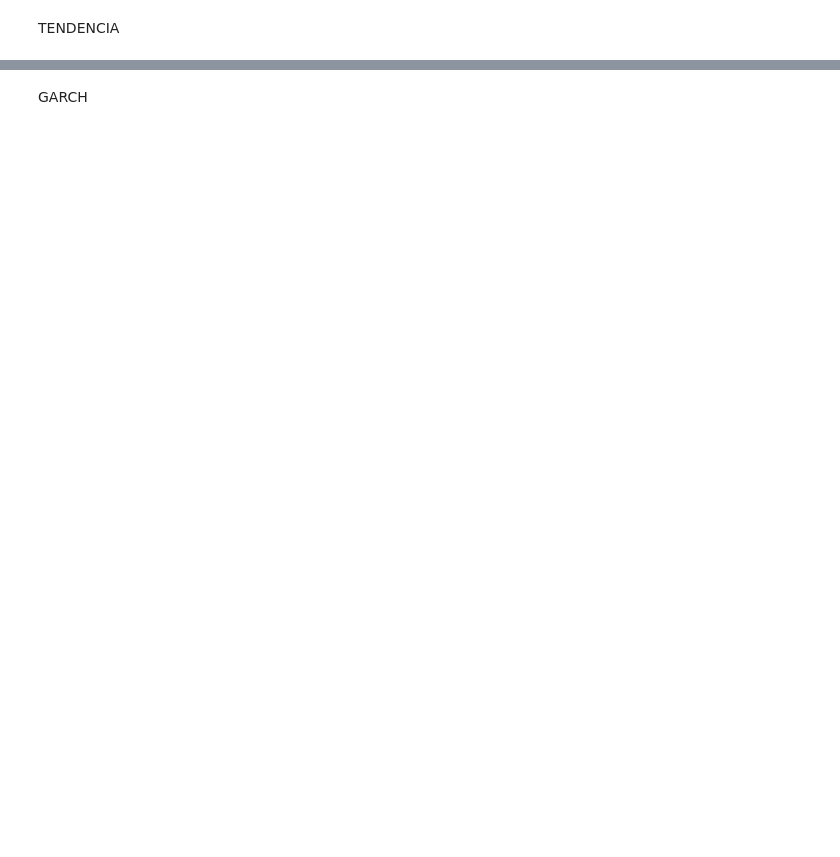
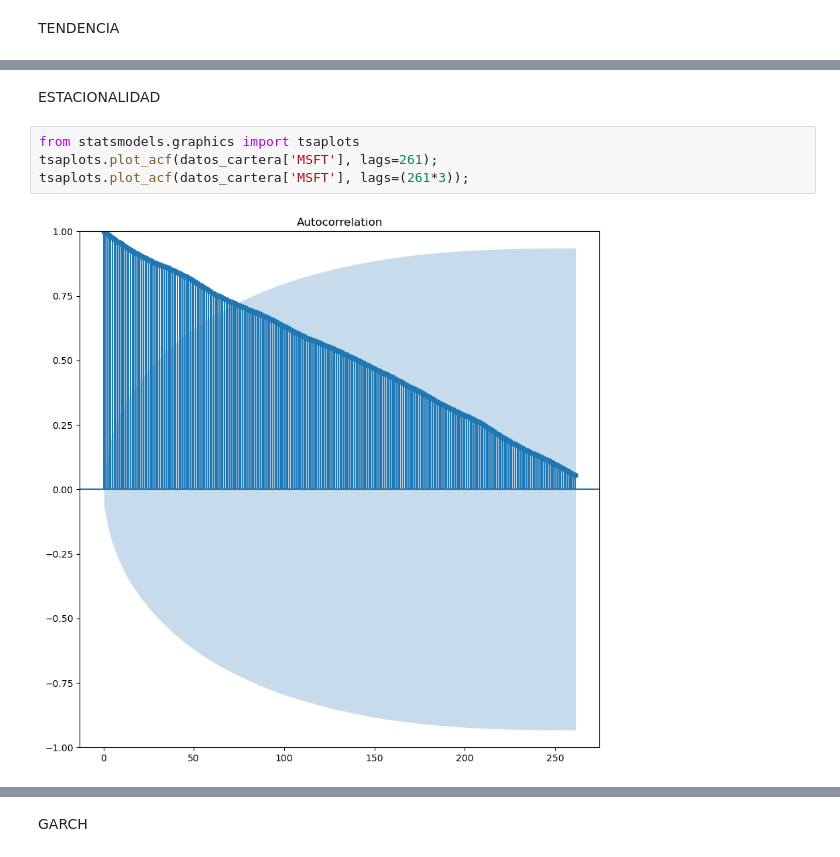
Before and after one commit to LanderAgirre/Reto_09_Azul_Oscuro, a Jupyter notebook: 4.Data_Science.ipynb, the cells around one changed output, grey strips where cells are left out. Cells and saved outputs as stored; diff of their text form; blank space fills up the shorter version.

```diff
--- a/4.Data_Science.ipynb
+++ b/4.Data_Science.ipynb
@@ -281,0 +293,8 @@ datos_cartera['residuo_MSFT'].plot()
+# %% [markdown]
+ESTACIONALIDAD
+# %%
+from statsmodels.graphics import tsaplots
+tsaplots.plot_acf(datos_cartera['MSFT'], lags=261);
+tsaplots.plot_acf(datos_cartera['MSFT'], lags=(261*3));
+# %% [output]
+[figure, added]
```
Also changed, not shown: parts of 48 cells of this notebook.
